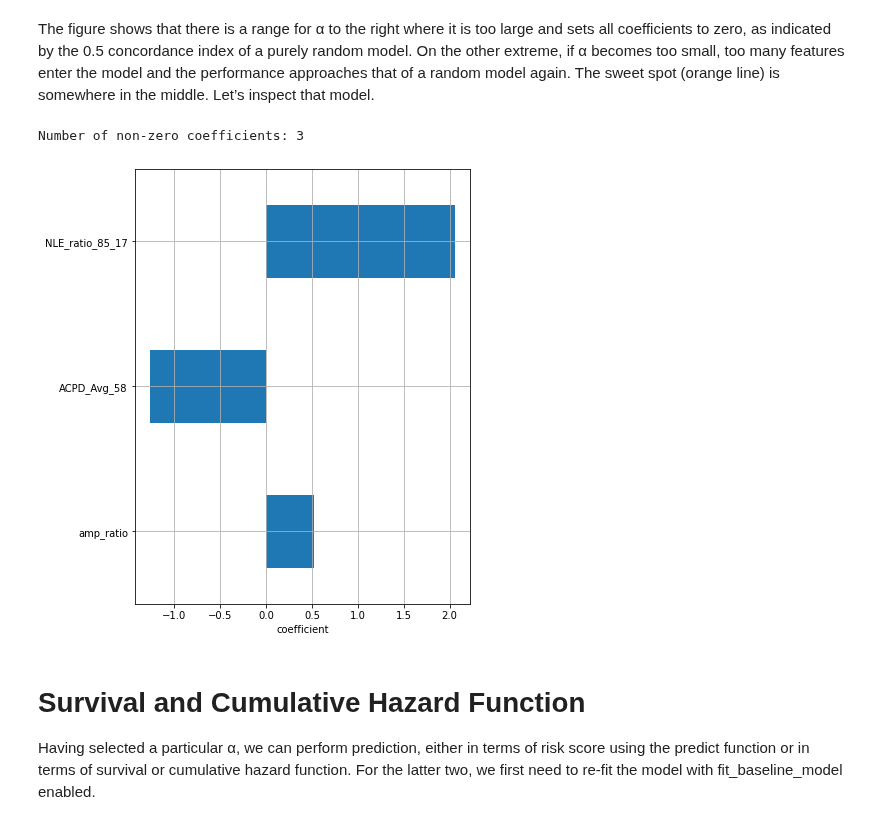
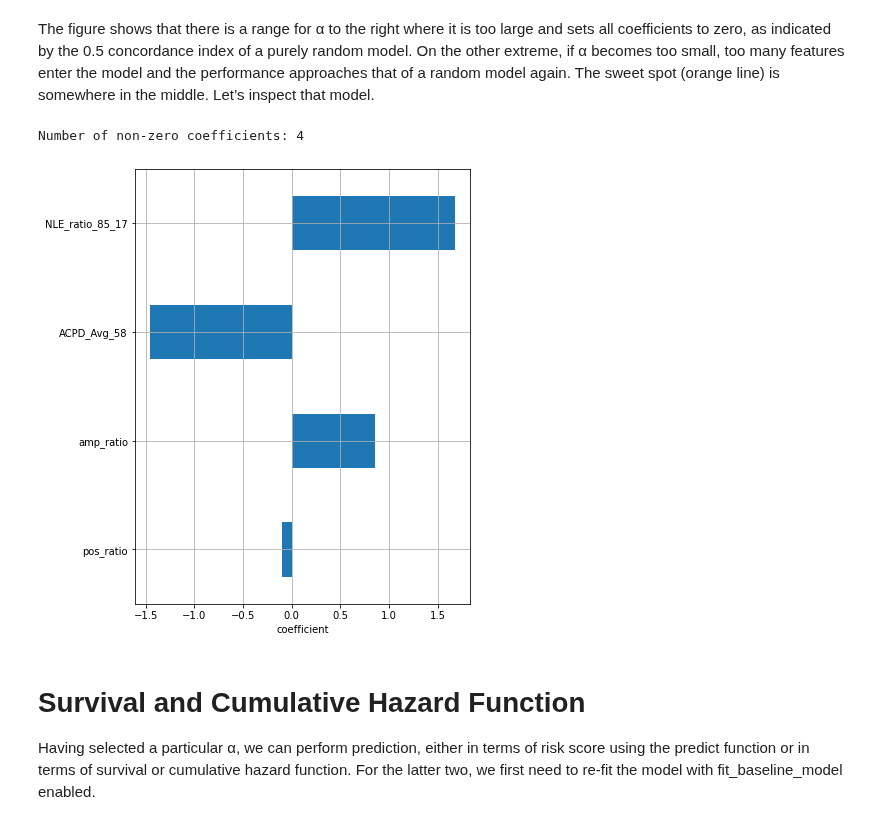
Before and after one commit to Marie-anneMawhin/Oct20_EPRI, a Jupyter notebook: Task3/NB/NB_data_modelling/Penalized Cox Model.ipynb, the cells around one changed output. Cells and saved outputs as stored; diff of their text form; code cells hidden in the pictures.

```diff
--- a/Task3/NB/NB_data_modelling/Penalized Cox Model.ipynb
+++ b/Task3/NB/NB_data_modelling/Penalized Cox Model.ipynb
@@ -187,7 +199,7 @@ While the ℓ2 (ridge) penalty does solve the mathematical problem of fitting a
 The main challenge is that we cannot directly control the number of features that get selected, but the value of α implicitly determines the number of features. Thus, we need a data-driven way to select a suitable α and obtain a parsimonious model. We can do this by first computing the α that would ignore all features (coefficients are all zero) and then incrementally decrease its value, let’s say until we reach 1% of the original value. This has been implemented in sksurv.linear_model.CoxnetSurvivalAnalysis by specifying l1_ratio=1.0 to use the LASSO penalty and alpha_min_ratio=0.01 to search for 100 α values up to 1% of the estimated maximum
 # %%
 cox_lasso = CoxnetSurvivalAnalysis(l1_ratio=0.9, alpha_min_ratio=0.01) # decrease alpha since all coeff are zerp expect NDE_cyle
-cox_lasso.fit(df_x_scale, df_y)
+cox_lasso.fit(X_train_scale, y_train_num)
 # %% [output]
 CoxnetSurvivalAnalysis(alpha_min_ratio=0.01, l1_ratio=0.9)
 # %%
@@ -229,7 +223,7 @@ where r∈[0;1[ is the relative weight of the ℓ1 and ℓ2 penalty. The Elastic
 As for the LASSO, the weight α implicitly determines the size of the selected subset, and usually has to be estimated in a data-driven manner
 # %%
 cox_elastic_net = CoxnetSurvivalAnalysis(l1_ratio=0.9, alpha_min_ratio=0.01)
-cox_elastic_net.fit(df_x_scale, df_y)
+cox_elastic_net.fit(X_train_scale, y_train_num)
 # %% [output]
 CoxnetSurvivalAnalysis(alpha_min_ratio=0.01, l1_ratio=0.9)
 # %%
@@ -254,7 +248,7 @@ coxnet_pipe = make_pipeline(
 )
 
 warnings.simplefilter("ignore", ConvergenceWarning)
-coxnet_pipe.fit(df_x, df_y)
+coxnet_pipe.fit(X_train_scale, y_train_num)
 # %% [output]
 Pipeline(steps=[('minmaxscaler', MinMaxScaler()),
                 ('coxnetsurvivalanalysis',
@@ -265,13 +261,13 @@ Using the estimated set of alphas, we perform 4 fold cross-validation to estimat
 # %%
 # Reducing th ratio below 0.9 brings the threshold to the left of the elastic net graph hence will display more non-zero coefficients
 
-cv = KFold(n_splits=4, shuffle=True, random_state=0)
+cv = KFold(n_splits=2, shuffle=True, random_state=0)
 gcv = GridSearchCV(
     make_pipeline(MinMaxScaler(), CoxnetSurvivalAnalysis(l1_ratio=0.9)),
     param_grid={"coxnetsurvivalanalysis__alphas": [[v] for v in alphas]},
     cv=cv,
     error_score=0.5,
-    n_jobs=4).fit(df_x, df_y)
+    n_jobs=4).fit(X_train_scale, y_train_num)
 
 cv_results = pd.DataFrame(gcv.cv_results_)
 # %%
@@ -320,24 +316,24 @@ The figure shows that there is a range for α to the right where it is too large
 # %%
 best_model = gcv.best_estimator_.named_steps["coxnetsurvivalanalysis"]
 best_coefs = pd.DataFrame(
     best_model.coef_,
-    index=df_x.columns,
+    index=X_train_scale.columns,
     columns=["coefficient"]
 )
 
 non_zero = np.sum(best_coefs.iloc[:, 0] != 0)
 print("Number of non-zero coefficients: {}".format(non_zero))
 
 non_zero_coefs = best_coefs.query("coefficient != 0")
 coef_order = non_zero_coefs.abs().sort_values("coefficient").index
 
 _, ax = plt.subplots(figsize=(6, 8))
 non_zero_coefs.loc[coef_order].plot.barh(ax=ax, legend=False)
 ax.set_xlabel("coefficient")
 ax.grid(True)
 # %% [output]
-Number of non-zero coefficients: 3
+Number of non-zero coefficients: 4
-[figure, old version]
+[figure, new version]
 # %% [markdown]
 # Survival and Cumulative Hazard Function
 Having selected a particular α, we can perform prediction, either in terms of risk score using the predict function or in terms of survival or cumulative hazard function. For the latter two, we first need to re-fit the model with fit_baseline_model enabled.
```
Also changed, not shown: parts of 45 cells of this notebook, 1 other file.
